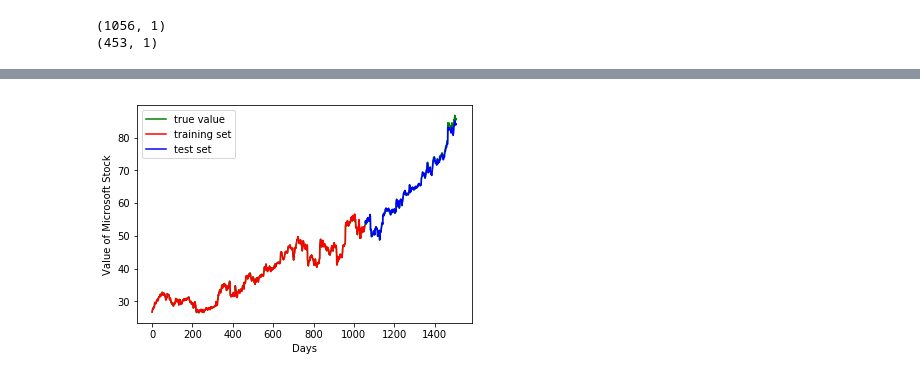
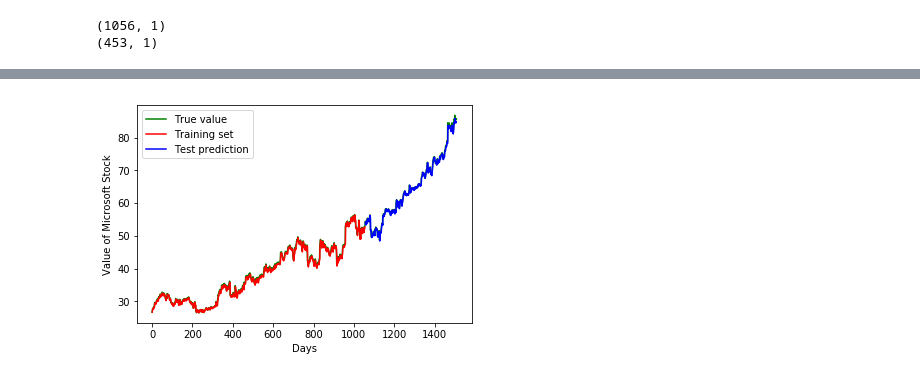
Before and after one commit to miguelgfierro/ai_projects, a Jupyter notebook: Time_Series_Forecasting_of_Stock_Price/Stock_Price_Forecasting.ipynb, the cells around one changed output, grey strips where cells are left out. Drawn from its saved outputs; the diff is of its cells as text; code cells hidden in the pictures.

Commit message:
refactorting lstm time series

```diff
--- a/Time_Series_Forecasting_of_Stock_Price/Stock_Price_Forecasting.ipynb
+++ b/Time_Series_Forecasting_of_Stock_Price/Stock_Price_Forecasting.ipynb
@@ -90,4 +71,3 @@ def to_1dimension(df, step_size):
 # %%
-time_ahead = 1
-X_train, y_train = to_1dimension(train, time_ahead)
-X_test, y_test = to_1dimension(test, time_ahead)
+X_train, y_train = to_1dimension(train, TIME_AHEAD)
+X_test, y_test = to_1dimension(test, TIME_AHEAD)
@@ -99,5 +74,21 @@ model.add(Activation('linear'))
+# %%
+def create_symbol(model_name='LSTM', units=10, activation='linear', time_ahead=1):
+    model = Sequential()
+    if model_name == 'LSTM':
+        model.add(LSTM(10, input_shape=(1, time_ahead)))
+    elif model_name == 'BiLSTM':
+        model.add(Bidirectional(LSTM(10, input_shape=(1, time_ahead))))
+    elif model_name == 'GRU':
+        model.add(GRU(10, input_shape=(1, time_ahead)))
+    else:
+        raise ValueError("Wrong model name")
+    model.add(Dense(1))
+    model.add(Activation('linear'))
+    return model
+# %%
+model = create_symbol(model_name='LSTM', units=10, time_ahead=TIME_AHEAD)
+model.compile(optimizer='adam', loss='mean_squared_error')
 # %%
-model.compile(optimizer='adam', loss='mean_squared_error')
-model.fit(X_train, y_train, epochs=5, batch_size=1, verbose=2)
+model.fit(X_train, y_train, epochs=EPOCHS, batch_size=1, verbose=2)
 # %% [output]
 Epoch 1/5
@@ -122,23 +113,9 @@ Test RMSE: 0.75
-# %%
-pred_train = model.predict(X_train)
-pred_train = scaler.inverse_transform(pred_train)
-
-pred_trainPlot = np.empty_like(mean_price)
-pred_trainPlot[:, :] = np.nan
-pred_trainPlot[time_ahead:len(pred_train)+time_ahead, :] = pred_train
-
-pred_testPlot = np.empty_like(mean_price)
-pred_testPlot[:, :] = np.nan
-pred_testPlot[len(pred_train)+(time_ahead*2)+1:len(mean_price)-1, :] = pred_test
-
-mean_price = scaler.inverse_transform(mean_price)
-
-plt.plot(mean_price, 'g', label = 'true value')
-plt.plot(pred_trainPlot, 'r', label = 'training set')
-plt.plot(pred_testPlot, 'b', label = 'test set')
-plt.legend(loc = 'upper left')
-plt.xlabel('Days')
-plt.ylabel('Value of Microsoft Stock')
-plt.show()
-# %% [output]
-[figure, removed]
+# %%
+mean_price = scaler.inverse_transform(mean_price)
+pred_train = model.predict(X_train)
+pred_train = scaler.inverse_transform(pred_train)
+plot_series_prediction(mean_price, pred_train, pred_test, time_ahead=TIME_AHEAD,
+                       xlabel='Days', ylabel='Value of Microsoft Stock',
+                       color=['g','r','b'], legend=['True value','Training set','Test prediction'])
+# %% [output]
+[figure, added]
```
Also changed, not shown: parts of 12 cells of this notebook, 1 other file.
